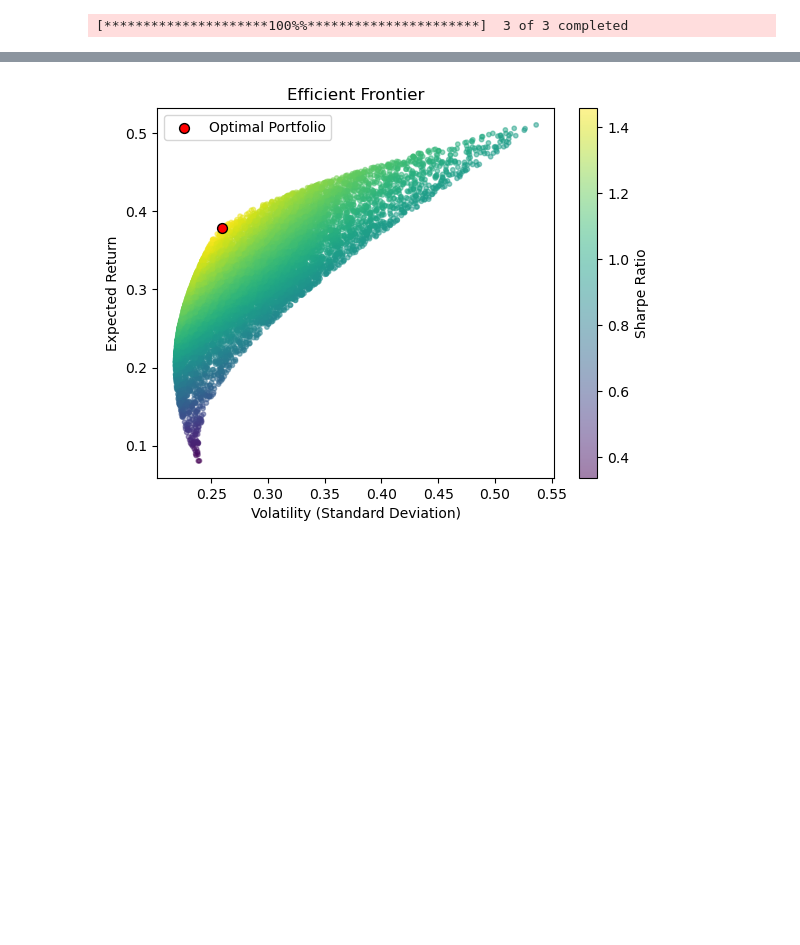
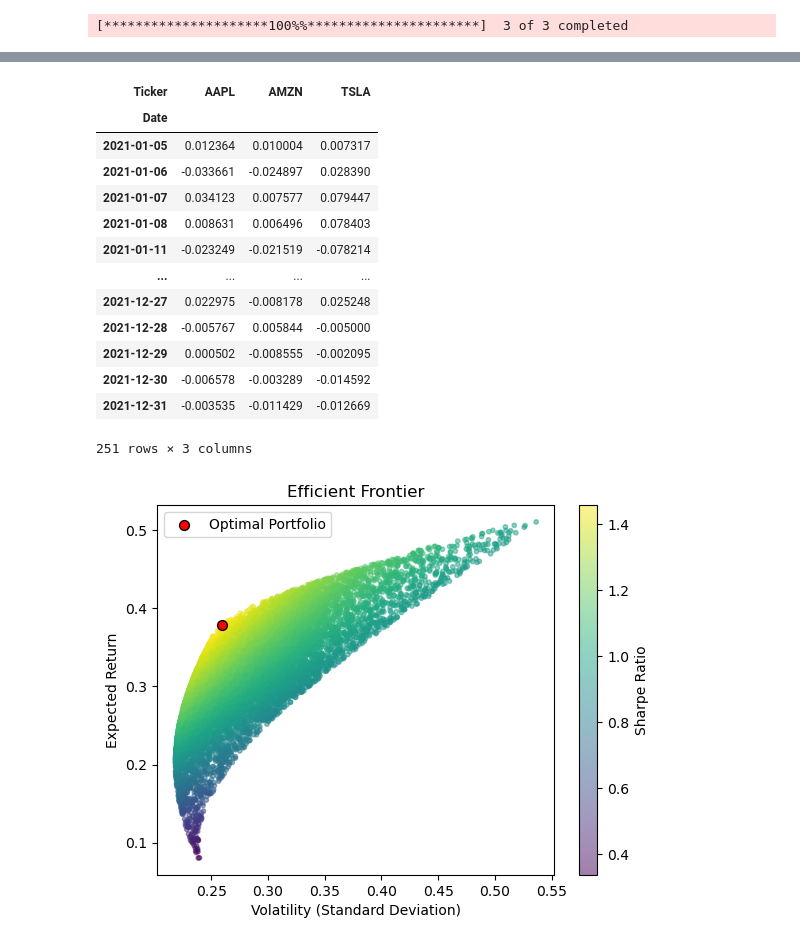
Before and after one commit to RealOkabe/FE-520-Python-for-financial-data, a Jupyter notebook: 2024_Spring_Assignment_2_Questions.ipynb, the cells around one changed output, grey strips where cells are left out. Cells and saved outputs as stored; diff of their text form; code cells hidden in the pictures; blank space fills up the shorter version.

Commit message:
Added some code to calculate simple returns
This will calculate the daily returns using a function pct_change()

```diff
--- a/2024_Spring_Assignment_2_Questions.ipynb
+++ b/2024_Spring_Assignment_2_Questions.ipynb
@@ -59,6 +57,25 @@ data
 | 2021-12-30 | 175.962387 | 168.644501 | 356.779999 |
 | 2021-12-31 | 175.340317 | 166.716995 | 352.260010 |
 252 rows × 3 columns
+# %%
+# Calculate returns
+simple_returns = data.pct_change().dropna()
+print(simple_returns)
+# %% [output]
+| Ticker | AAPL | AMZN | TSLA |
+| Date |  |  |  |
+| 2021-01-05 | 0.012364 | 0.010004 | 0.007317 |
+| 2021-01-06 | -0.033661 | -0.024897 | 0.028390 |
+| 2021-01-07 | 0.034123 | 0.007577 | 0.079447 |
+| 2021-01-08 | 0.008631 | 0.006496 | 0.078403 |
+| 2021-01-11 | -0.023249 | -0.021519 | -0.078214 |
+| ... | ... | ... | ... |
+| 2021-12-27 | 0.022975 | -0.008178 | 0.025248 |
+| 2021-12-28 | -0.005767 | 0.005844 | -0.005000 |
+| 2021-12-29 | 0.000502 | -0.008555 | -0.002095 |
+| 2021-12-30 | -0.006578 | -0.003289 | -0.014592 |
+| 2021-12-31 | -0.003535 | -0.011429 | -0.012669 |
+251 rows × 3 columns
 # %%
 # %% [output]
 [figure]
```
Also changed, not shown: parts of 4 cells of this notebook.
